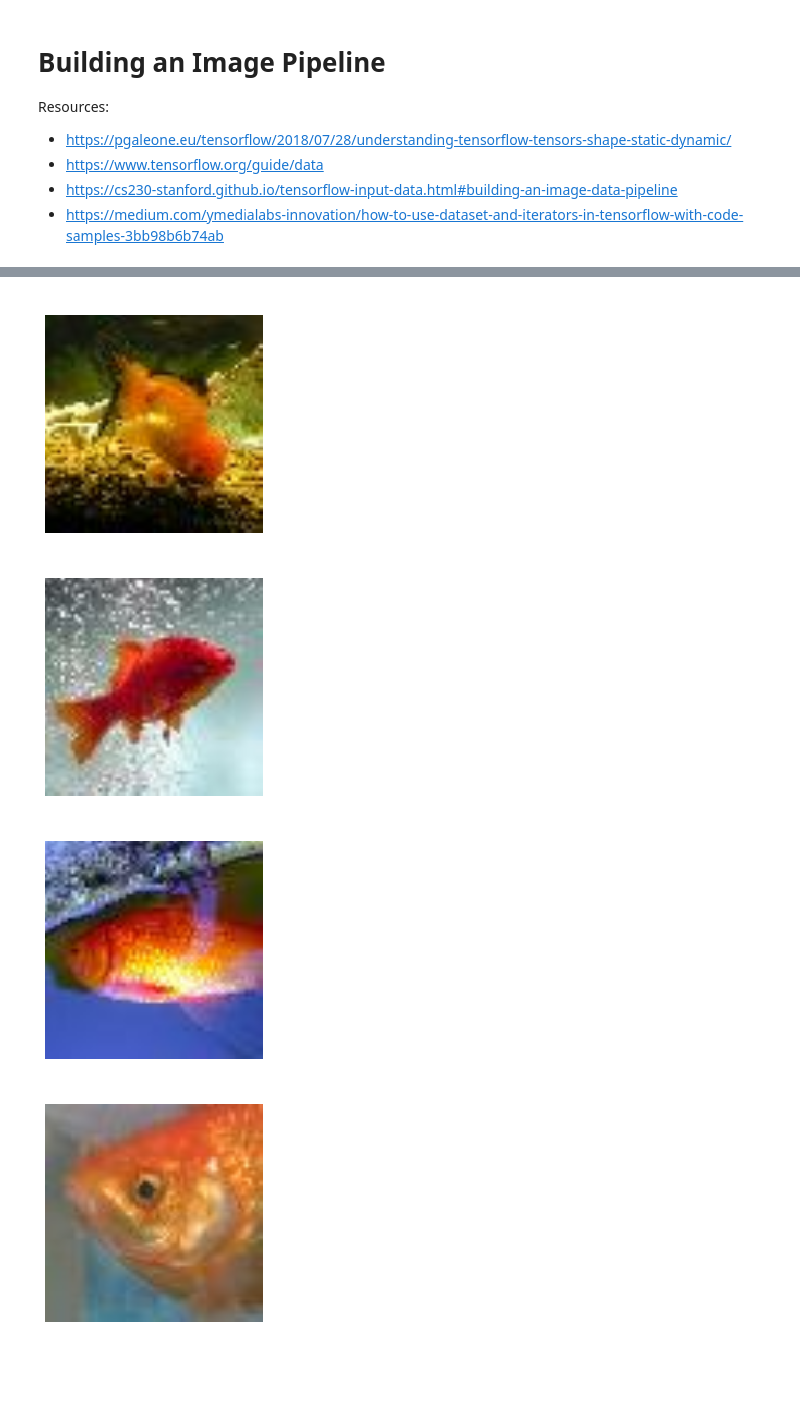
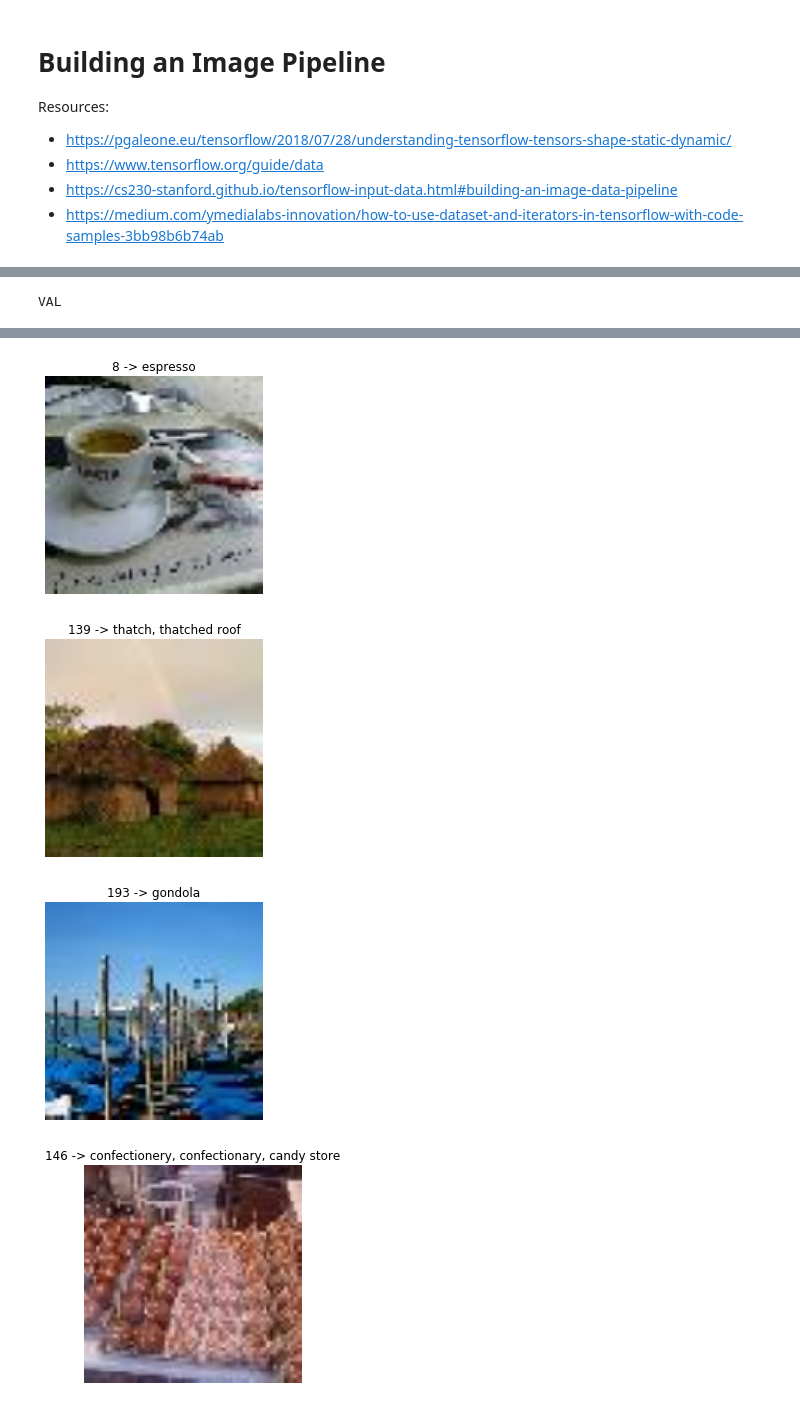
Before and after one commit to riccardo1980/dataset_collection, a Jupyter notebook: notebooks/DatasetImagePipeline.ipynb, the cells around one changed output, grey strips where cells are left out. Saved outputs shown, nothing was run; the diff lists cells and outputs as text; code cells hidden in the pictures; blank space fills up the shorter version.

Commit message:
tiny-dataset exploration

```diff
--- a/notebooks/DatasetImagePipeline.ipynb
+++ b/notebooks/DatasetImagePipeline.ipynb
@@ -45,11 +66,13 @@ def ensure_rgb(image):
 # %%
-DATASET_ROOT = '../data/tiny-imagenet-200'
+DATASET_ROOT = '../../data'
 
 dset = tiny_imagenet(DATASET_ROOT)
 df = dset.get_description_map()
 label_to_index = { k: idx for idx, (k,v) in enumerate(df.items()) }
 index_to_label = { v: k for k,v in label_to_index.items() }
+
+train_uris, train_labels = dset.get_train_dataset()
+train_labels = [label_to_index[ll] for ll in train_labels]
+
+val_uris, val_labels = dset.get_val_dataset()
+val_labels = [label_to_index[ll] for ll in val_labels]
-# %%
-uris, labels = dset.get_train_dataset()
-for URI, label in zip(uris[:5], labels[:5]):
-    print('{} --> {}'.format(label, URI))
@@ -81,13 +108,23 @@ next_element = iterator.get_next()
 # %%
 with tf.Session() as sess:
     sess.run(tf.global_variables_initializer())
-
-    idx = 0
+    print('TRAIN')
     try:
+        train_idx = 0
         while True:
-            image, label = sess.run(next_element)
-            print('{} --> features: {} labels: {}'.format(idx, image.shape, label.shape))
-            idx += 1
+            image, label = sess.run(train_next_element)
+            print('{} --> features: {} labels: {}'.format(train_idx, image.shape, label.shape))
+            train_idx += 1
     except tf.errors.OutOfRangeError:
         pass
+
+    print('VAL')
+    try:
+        val_idx = 0
+        while True:
+            image, label = sess.run(val_next_element)
+            print('{} --> features: {} labels: {}'.format(val_idx, image.shape, label.shape))
+            val_idx += 1
+    except tf.errors.OutOfRangeError:
+        pass
 # %% [output]
@@ -111,7 +148,10 @@ with tf.Session() as sess:
 # %%
 with tf.Session() as sess:
     sess.run(tf.global_variables_initializer())
-    image, label = sess.run(next_element)
+
+    print('VAL')
+    image, label = sess.run(val_next_element)
     for img, ll in zip(image[:5], label[:5]):
-        show(img,df[ll.decode()])
+        show(img,' '.join([str(ll), '->', df[index_to_label[ll]]]))
 # %% [output]
+VAL
@@ -119,4 +159,4 @@ with tf.Session() as sess:
-[figure, old version]
+[figure, new version]
-[figure, old version]
+[figure, new version]
-[figure, old version]
+[figure, new version]
-[figure, old version]
+[figure, new version]
```
Also changed, not shown: parts of 9 cells of this notebook, 4 other files.
